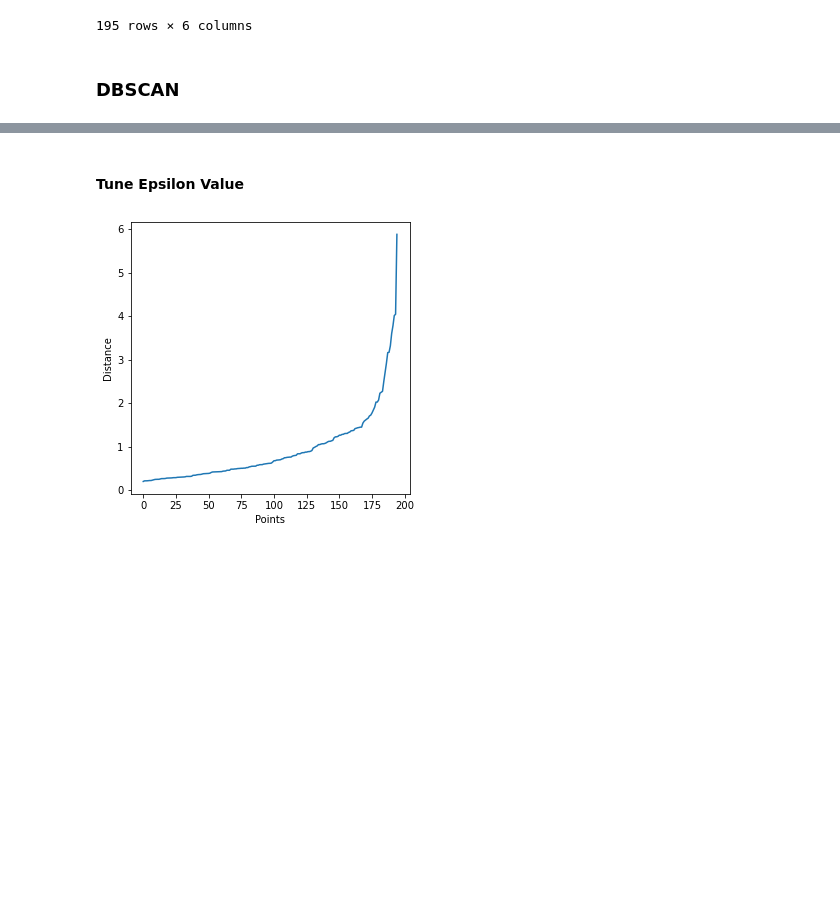
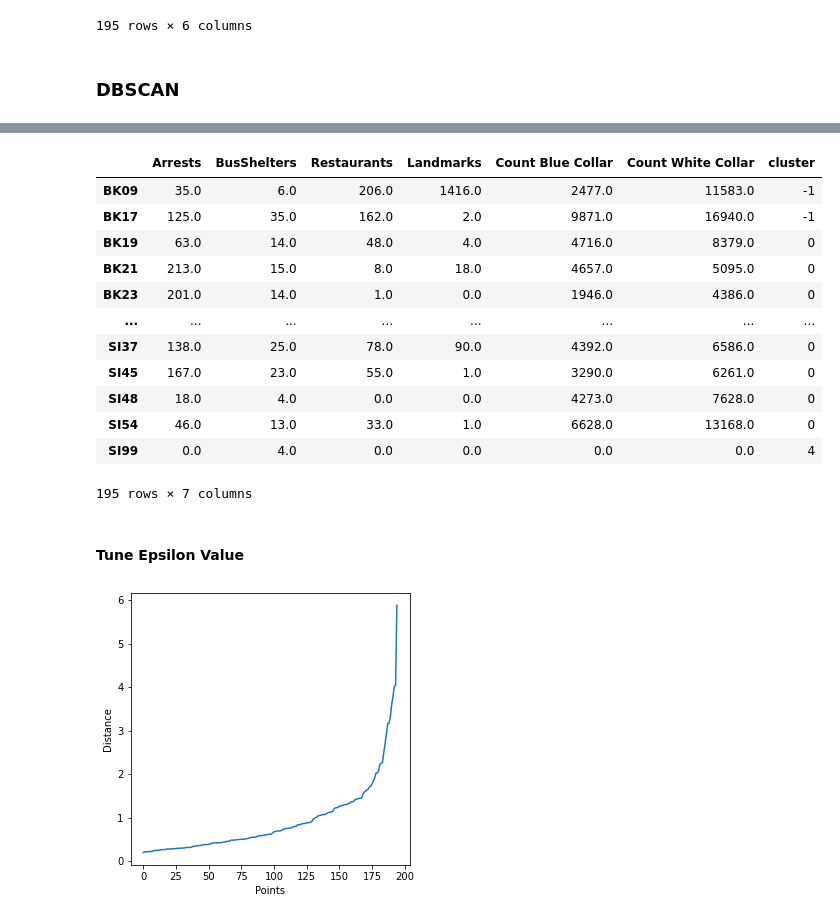
Before and after one commit to Bonzolo/Clustering-NYC-Neighborhoods, a Jupyter notebook: DBSCAN.ipynb, the cells around one changed output, grey strips where cells are left out. Cells and saved outputs as stored; diff of their text form; code cells hidden in the pictures; blank space fills up the shorter version.

```diff
--- a/DBSCAN.ipynb
+++ b/DBSCAN.ipynb
@@ -118,0 +119,18 @@ fig.show()
+# %%
+dbscan_result = merged_df.copy()
+dbscan_result['cluster'] = y_db
+dbscan_result
+# %% [output]
+|  | Arrests | BusShelters | Restaurants | Landmarks | Count Blue Collar | Count White Collar | cluster |
+| BK09 | 35.0 | 6.0 | 206.0 | 1416.0 | 2477.0 | 11583.0 | -1 |
+| BK17 | 125.0 | 35.0 | 162.0 | 2.0 | 9871.0 | 16940.0 | -1 |
+| BK19 | 63.0 | 14.0 | 48.0 | 4.0 | 4716.0 | 8379.0 | 0 |
+| BK21 | 213.0 | 15.0 | 8.0 | 18.0 | 4657.0 | 5095.0 | 0 |
+| BK23 | 201.0 | 14.0 | 1.0 | 0.0 | 1946.0 | 4386.0 | 0 |
+| ... | ... | ... | ... | ... | ... | ... | ... |
+| SI37 | 138.0 | 25.0 | 78.0 | 90.0 | 4392.0 | 6586.0 | 0 |
+| SI45 | 167.0 | 23.0 | 55.0 | 1.0 | 3290.0 | 6261.0 | 0 |
+| SI48 | 18.0 | 4.0 | 0.0 | 0.0 | 4273.0 | 7628.0 | 0 |
+| SI54 | 46.0 | 13.0 | 33.0 | 1.0 | 6628.0 | 13168.0 | 0 |
+| SI99 | 0.0 | 4.0 | 0.0 | 0.0 | 0.0 | 0.0 | 4 |
+195 rows × 7 columns
```
Also changed, not shown: parts of 10 cells of this notebook, 2 other files.
